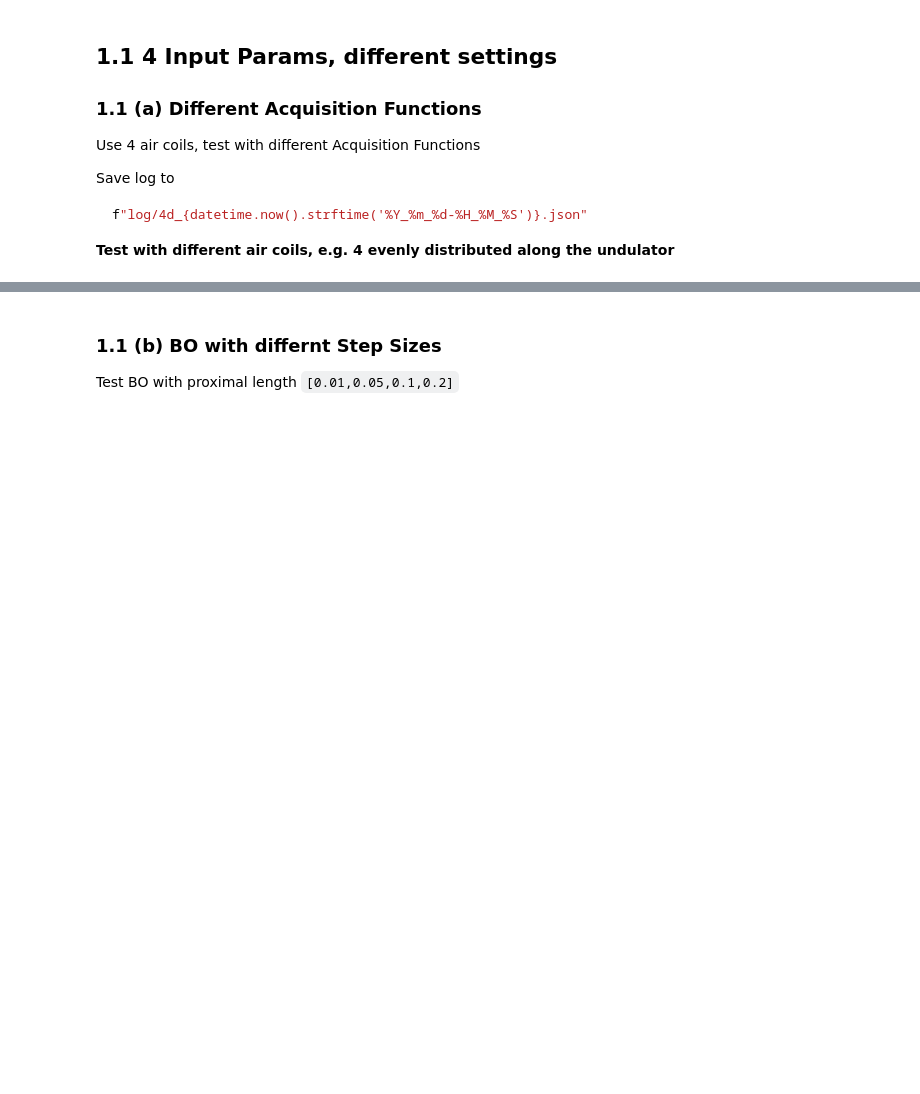
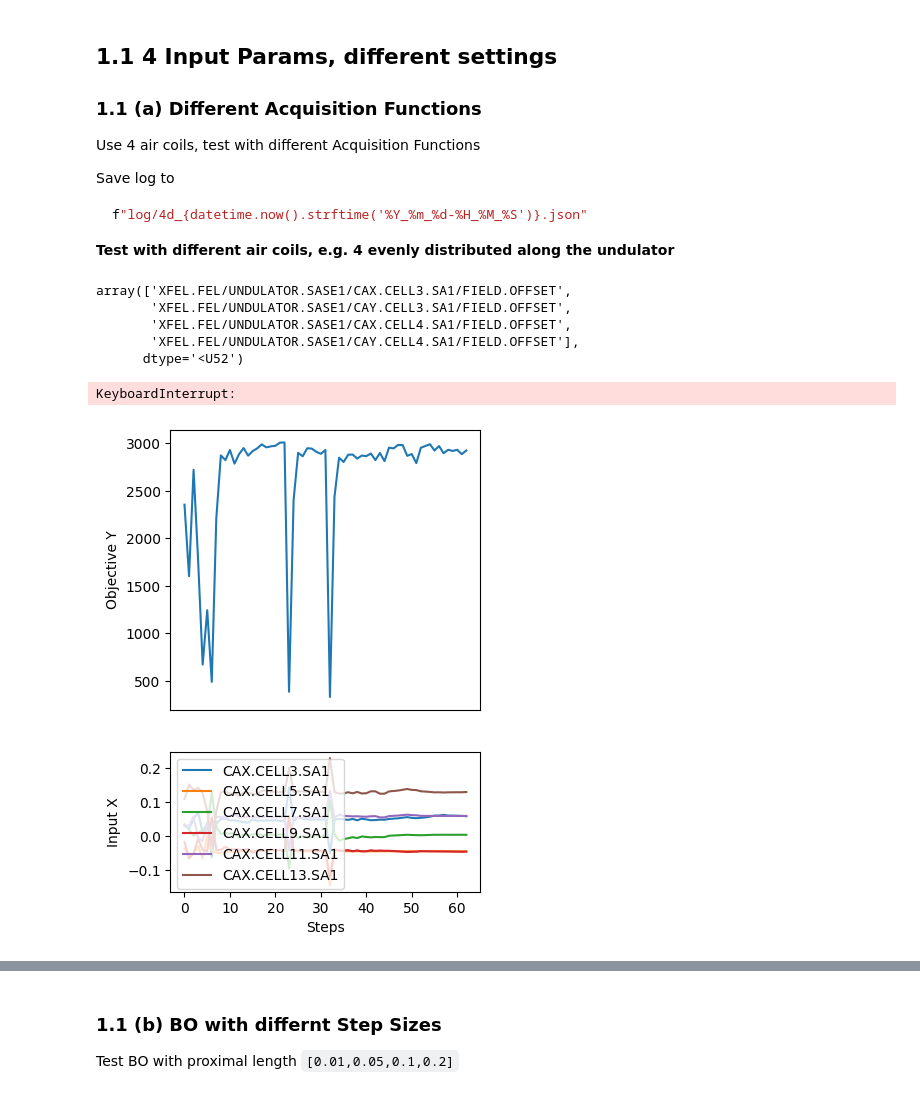
Before and after one commit to cr-xu/bo-4-euxfel, a Jupyter notebook: Beamtime_notebook.ipynb, the cells around one changed output, grey strips where cells are left out. Drawn from its saved outputs; the diff is of its cells as text; code cells hidden in the pictures; blank space fills up the shorter version.

````diff
--- a/Beamtime_notebook.ipynb
+++ b/Beamtime_notebook.ipynb
@@ -43,19 +44,31 @@ f"log/4d_{datetime.now().strftime('%Y_%m_%d-%H_%M_%S')}.json"
 ```
 
 __Test with different air coils, e.g. 4 evenly distributed along the undulator__
+# %%
+np.array(p_config_1["id"])[[0,1,2,3]]
+# %% [output]
+array(['XFEL.FEL/UNDULATOR.SASE1/CAX.CELL3.SA1/FIELD.OFFSET',
+       'XFEL.FEL/UNDULATOR.SASE1/CAY.CELL3.SA1/FIELD.OFFSET',
+       'XFEL.FEL/UNDULATOR.SASE1/CAX.CELL4.SA1/FIELD.OFFSET',
+       'XFEL.FEL/UNDULATOR.SASE1/CAY.CELL4.SA1/FIELD.OFFSET'],
+      dtype='<U52')
 # %%
 config_1_4d = deepcopy(p_config_1)
-indices = [0,1,2,3]
-config_1_4d["id"] = p_config_1["id"][indices]
-config_1_4d["bounds"] = p_config_1["bounds"][indices]
+indices = [0,4,8,12,16,20]
+# indices = []
+config_1_4d["id"] = np.array(p_config_1["id"])[indices]
+config_1_4d["bounds"] = np.array(p_config_1["lims"])[indices]
 # %%
-
 # UCB Acquisition
-log_file = f"log/4d_ucb_{datetime.now().strftime('%Y_%m_%d-%H_%M_%S')}.json"
+log_file = f"log/6d_ucb_{datetime.now().strftime('%Y_%m_%d-%H_%M_%S')}.json"
 
 bo = SimpleBO(
-    config_1_4d, acquisition="UCB", proximal_len=0.1
+    config_1_4d, acquisition="UCB", proximal_len=0.01, step_limit_type="hard"
 )
+bo.max_iter = 50
 # %%
-# fig, axes = plt.subplots(2,1, figsize=(4,6), height_ratios=(2,1))
-# bo.optimize(set_to_best=True, fname=log_file, callback=partial(plot_progress, bo, fig, axes))
+fig, axes = plt.subplots(2,1, figsize=(4,6), height_ratios=(2,1))
+bo.optimize(set_to_best=True, fname=log_file, callback=partial(plot_progress, bo, fig, axes))
+# %% [output]
+KeyboardInterrupt:
+[figure, added]
````
Also changed, not shown: parts of 34 cells of this notebook.
